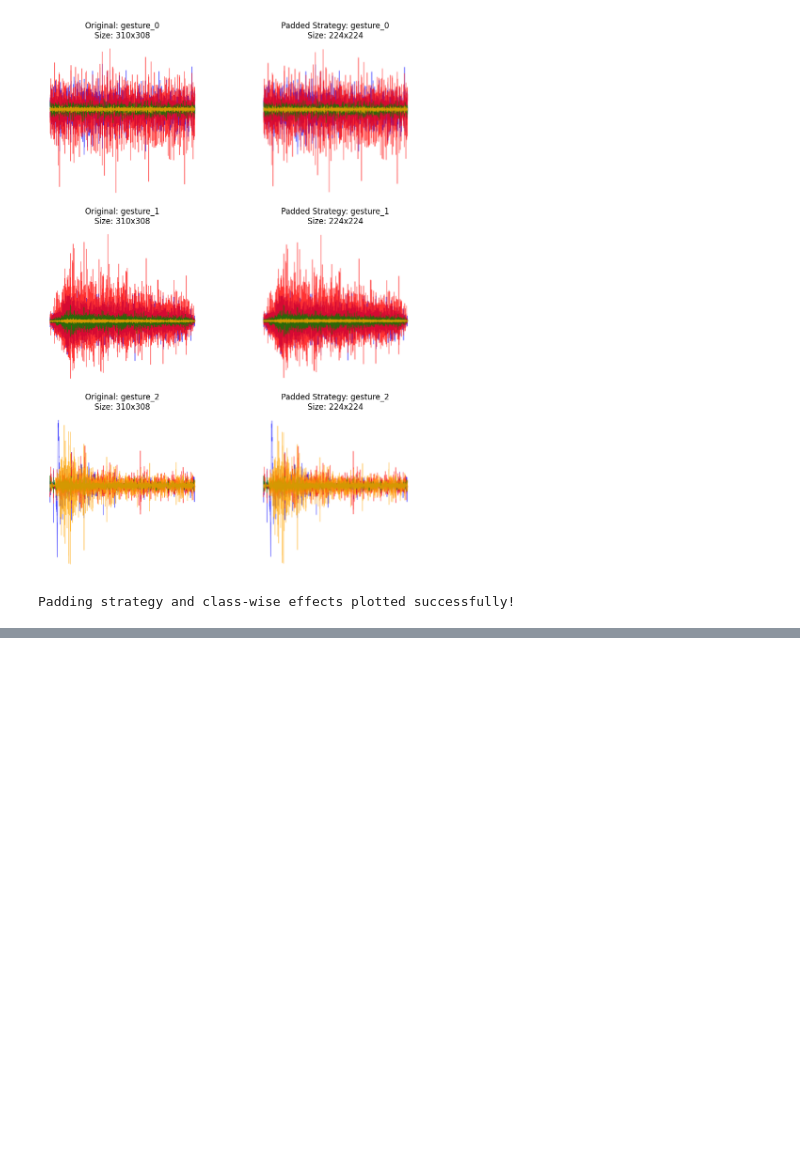
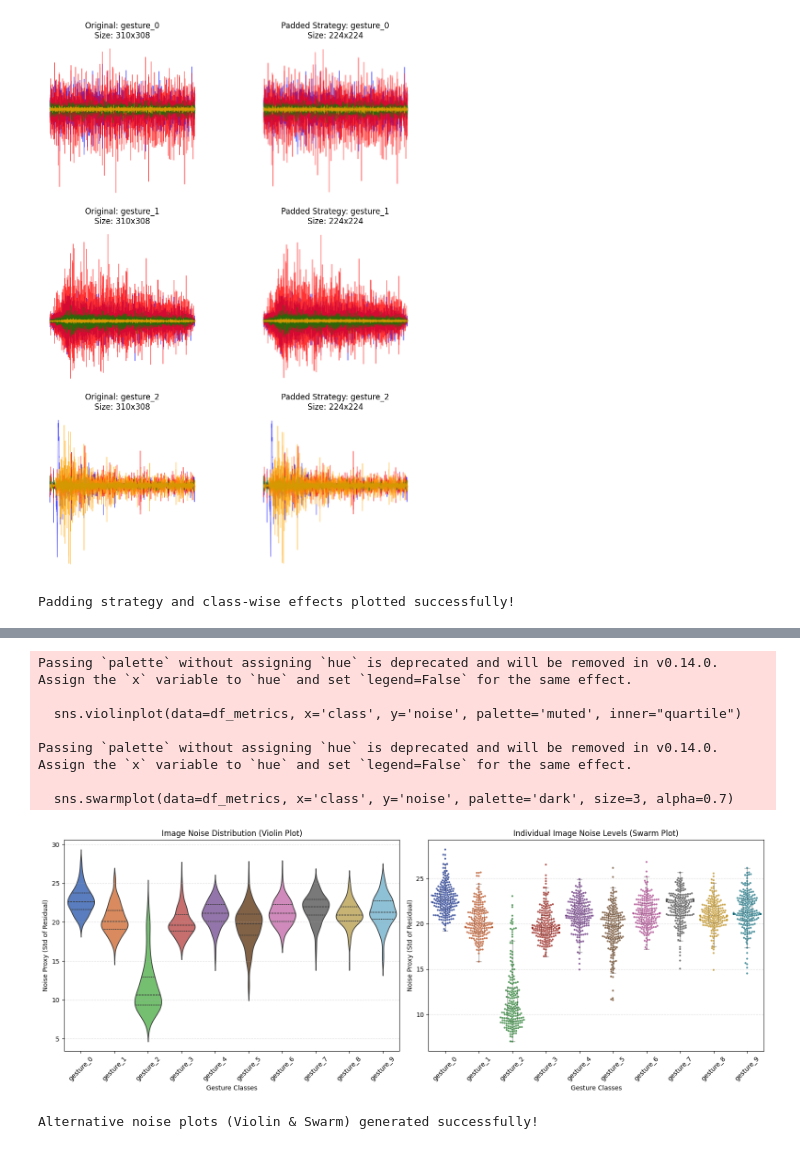
Before and after one commit to M-Jawad01/CSE_475, a Jupyter notebook: project_code/EDA.ipynb, the cells around one changed output, grey strips where cells are left out. Cells and saved outputs as stored; diff of their text form; code cells hidden in the pictures; blank space fills up the shorter version.

```diff
--- a/project_code/EDA.ipynb
+++ b/project_code/EDA.ipynb
@@ -566,0 +658,46 @@ Padding strategy and class-wise effects plotted successfully!
+# %%
+import pandas as pd
+import matplotlib.pyplot as plt
+import seaborn as sns
+
+plt.figure(figsize=(16, 6))
+
+#  1: Violin Plot
+plt.subplot(1, 2, 1)
+# Violin plot shows the density of the noise distribution
+sns.violinplot(data=df_metrics, x='class', y='noise', palette='muted', inner="quartile")
+plt.title('Image Noise Distribution (Violin Plot)')
+plt.xticks(rotation=45)
+plt.xlabel('Gesture Classes')
+plt.ylabel('Noise Proxy (Std of Residual)')
+plt.grid(axis='y', linestyle='--', alpha=0.4)
+
+#  2: Swarm Plot (Individual Data Points)
+plt.subplot(1, 2, 2)
+# Swarm plot shows every single image as a dot, preventing overlap
+sns.swarmplot(data=df_metrics, x='class', y='noise', palette='dark', size=3, alpha=0.7)
+# Overlay a transparent boxplot to show the median and range clearly
+sns.boxplot(data=df_metrics, x='class', y='noise', color='white', width=0.3, fliersize=0)
+
+plt.title('Individual Image Noise Levels (Swarm Plot)')
+plt.xticks(rotation=45)
+plt.xlabel('Gesture Classes')
+plt.ylabel('Noise Proxy (Std of Residual)')
+plt.grid(axis='y', linestyle='--', alpha=0.4)
+
+plt.tight_layout()
+# Save the alternative plots
+plt.savefig('/kaggle/working/Noise_Alternative_Plots.png')
+plt.show()
+
+print("Alternative noise plots (Violin & Swarm) generated successfully!")
+# %% [output]
+Passing `palette` without assigning `hue` is deprecated and will be removed in v0.14.0. Assign the `x` variable to `hue` and set `legend=False` for the same effect.
+
+  sns.violinplot(data=df_metrics, x='class', y='noise', palette='muted', inner="quartile")
+
+Passing `palette` without assigning `hue` is deprecated and will be removed in v0.14.0. Assign the `x` variable to `hue` and set `legend=False` for the same effect.
+
+  sns.swarmplot(data=df_metrics, x='class', y='noise', palette='dark', size=3, alpha=0.7)
+[figure, added]
+Alternative noise plots (Violin & Swarm) generated successfully!
```
Also changed, not shown: parts of 2 cells of this notebook.
